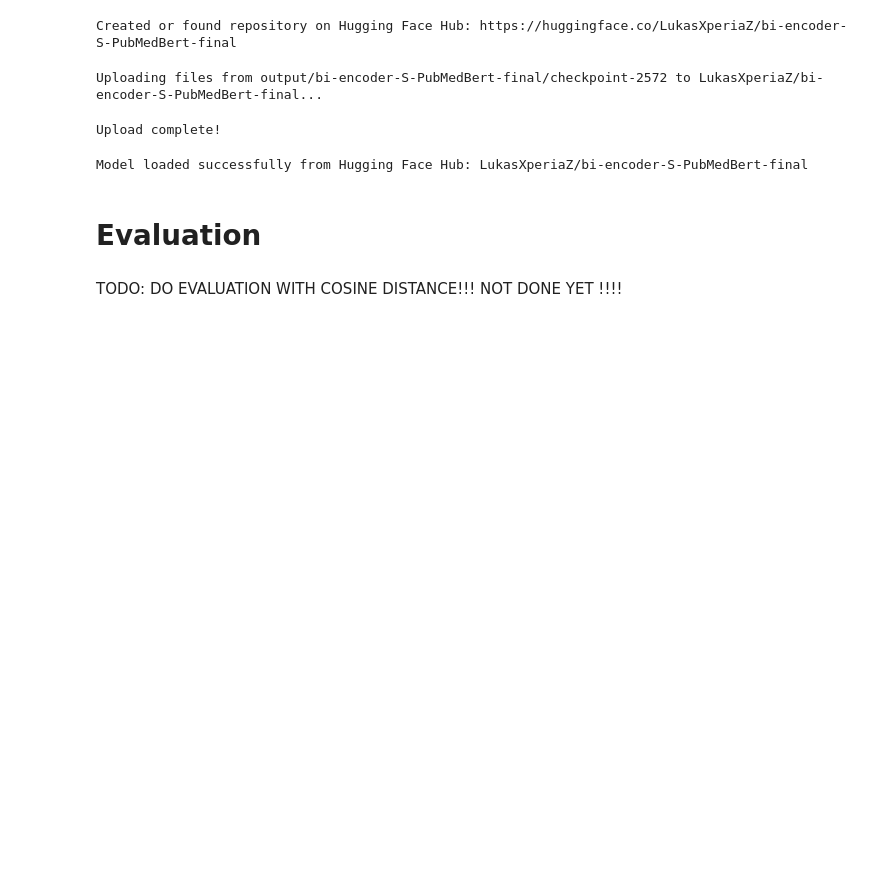
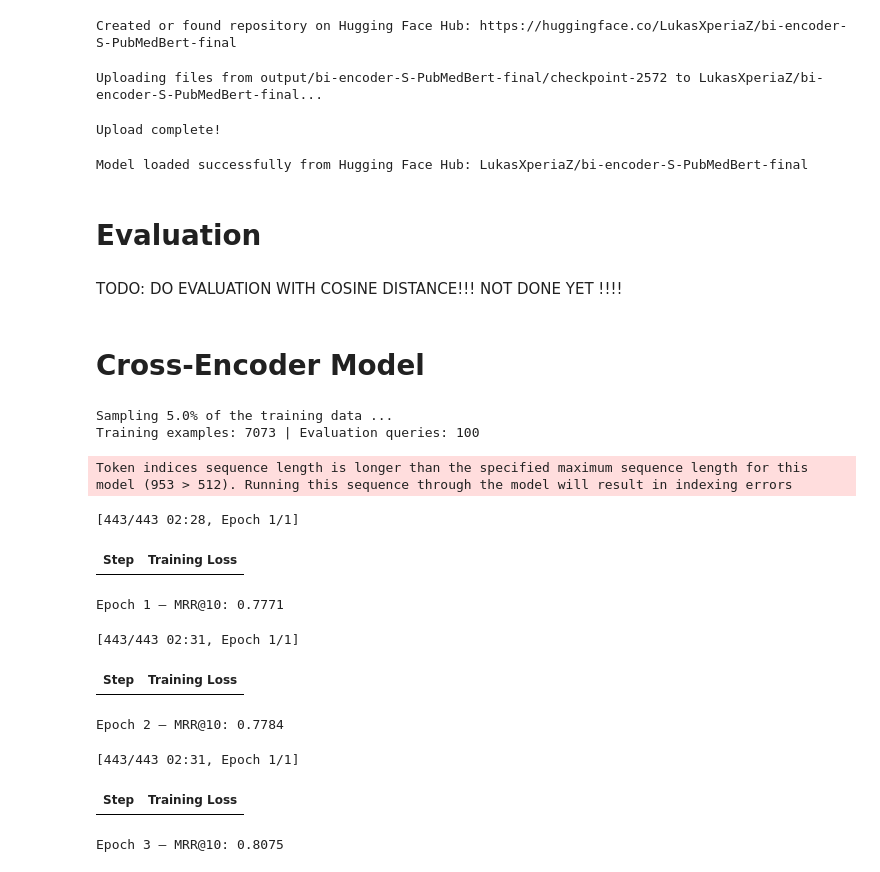
Before and after one commit to Maustrian3/CLEF2025-4b, a Jupyter notebook: task4/subtask_4b/neural_reranking/neural_reranking_final.ipynb, the cells around one changed output. Cells and saved outputs as stored; diff of their text form; code cells hidden in the pictures; blank space fills up the shorter version.

Commit message:
Cross-Encoder-Model

```diff
--- a/task4/subtask_4b/neural_reranking/neural_reranking_final.ipynb
+++ b/task4/subtask_4b/neural_reranking/neural_reranking_final.ipynb
@@ -450,3 +450,6 @@ print(df_dev_eval[:2])
 # Evaluate MRR@k
 results_def_rerank_roberta = get_performance_mrr(df_dev_eval, 'cord_uid', 'topk')
 print(f"Reranking Results on the dev set: {results_def_rerank_roberta}")
+# %% [markdown]
+Cross-Encoder Model
+===
@@ -452,0 +524,60 @@ print(f"Reranking Results on the dev set: {results_def_rerank_roberta}")
+# %%
+def evaluate_mrr(model, eval_samples, batch_size):
+    mrr_total = 0
+    for example in eval_samples:
+        query = example.texts[0]
+        docs = example.texts[1:]
+
+        sentences = [[query, doc] for doc in docs]
+        scores = model.predict(sentences, batch_size=batch_size)
+
+        # Ground-truth is always the first doc in the list
+        sorted_scores = sorted(enumerate(scores), key=lambda x: x[1], reverse=True)
+
+        for rank, (idx, score) in enumerate(sorted_scores[:10]):
+            if idx == 0:
+                mrr_total += 1 / (rank + 1)
+                break
+
+    return mrr_total / len(eval_samples)
+# %%
+# Hyperparameters
+frac = 0.05
+up_to_top = 10
+max_queries = 100
+
+num_epochs = 3
+warmup_steps = 50
+batch_size = 16
+model_save_path = 'output/crossencoder-reranker-ms-marco-MiniLM-L6-v2'
+
+# Setup
+train_samples, eval_samples = get_data(frac=frac, up_to_top=up_to_top, max_queries=max_queries)
+train_dataloader = DataLoader(train_samples, shuffle=True, batch_size=batch_size)
+
+model_name = 'cross-encoder/ms-marco-MiniLM-L6-v2'
+model = CrossEncoder(model_name, num_labels=1)
+
+for epoch in range(num_epochs):
+    model.fit(
+        train_dataloader=train_dataloader,
+        epochs=1,
+        warmup_steps=warmup_steps,
+        output_path=model_save_path,
+        save_best_model=False
+    )
+    mrr_score = evaluate_mrr(model, eval_samples, batch_size)
+    print(f"Epoch {epoch + 1} — MRR@10: {mrr_score:.4f}")
+# %% [output]
+Sampling 5.0% of the training data ...
+Training examples: 7073 | Evaluation queries: 100
+Token indices sequence length is longer than the specified maximum sequence length for this model (953 > 512). Running this sequence through the model will result in indexing errors
+[443/443 02:28, Epoch 1/1]
+| Step | Training Loss |
+Epoch 1 — MRR@10: 0.7771
+[443/443 02:31, Epoch 1/1]
+| Step | Training Loss |
+Epoch 2 — MRR@10: 0.7784
+[443/443 02:31, Epoch 1/1]
+| Step | Training Loss |
+Epoch 3 — MRR@10: 0.8075
```
Also changed, not shown: parts of 3 cells of this notebook, 1 other file.
